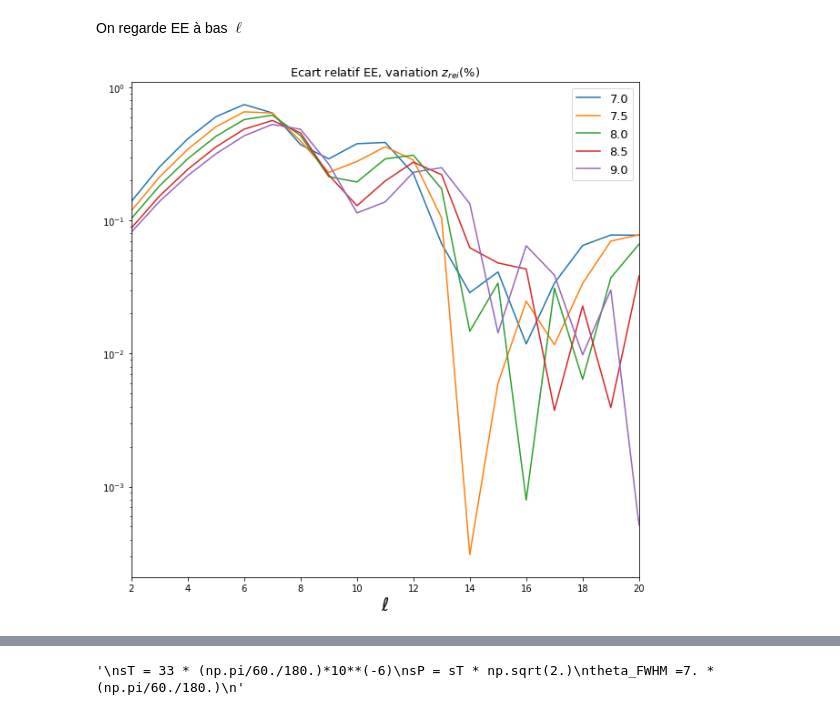
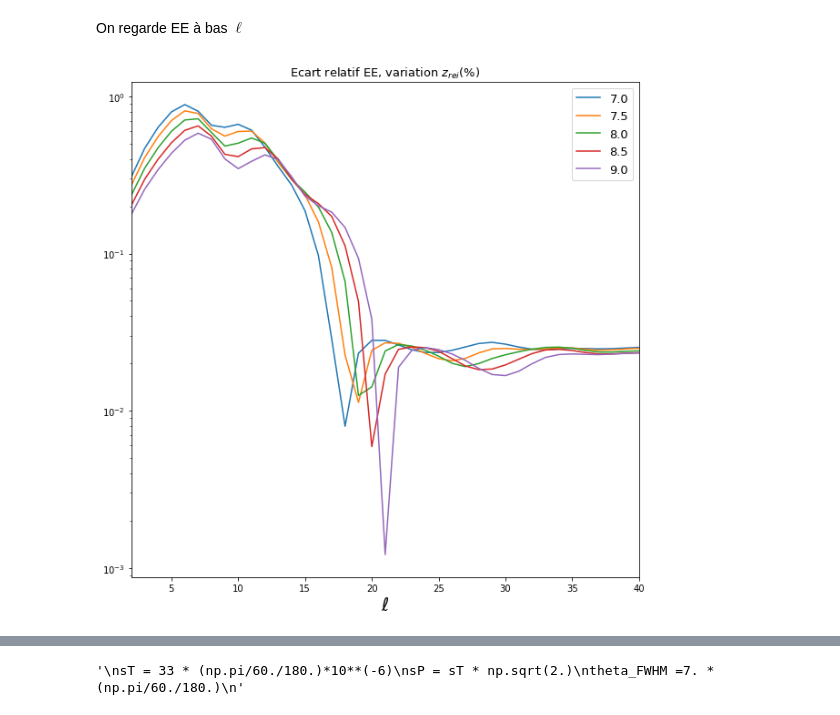
Before and after one commit to EmilePangburn/Tanh_model, a Jupyter notebook: tau_camb.ipynb, the cells around one changed output, grey strips where cells are left out. Drawn from its saved outputs; the diff is of its cells as text; code cells hidden in the pictures.

```diff
--- a/tau_camb.ipynb
+++ b/tau_camb.ipynb
@@ -90,27 +90,27 @@ On regarde EE à bas $\ell$
 # %%
 #cmb_params = {'omch2': 0.120, 'ombh2': 0.0224,'H0': 67.4,'As': 10**-10*np.exp(3.047),'ns': 0.965,'tau': 0.054}
 
 
 
 figure = plt.figure(figsize=(10,10))
 zre = np.arange(7,9.5,0.5)
-z = np.arange(0, 25, 0.5)
+z = np.arange(0, 25, 0.1)
 for i in range(5):
 
     xe_resultat = cb.xe(z,zre = zre[i])
     model = camb.TanhReionization()
     model.set_xe(xe_resultat,z)
     model2 = camb.TanhReionization(use_optical_depth=False,redshift=zre[i])
     totCl = cb.cl_from_CAMB(0,model=model)
     totCl_old = cb.cl_from_CAMB(0,model=model2)
 
     plt.plot(ls,100*np.abs(totCl[debut:,1]-totCl_old[debut:,1])/totCl_old[debut:,1],label=zre[i])
     plt.title('Ecart relatif EE, variation $z_{rei}$(%) ',fontsize=13)
-    plt.xlim(2,20)
+    plt.xlim(2,40)
     plt.yscale('log')
     #plt.ylim(0,0.1)
     plt.xlabel('$\ell$',fontsize=20)
     plt.legend(fontsize=13)
 plt.show()
 # %% [output]
-[figure, old version]
+[figure, new version]
```
Also changed, not shown: parts of 3 cells of this notebook.
